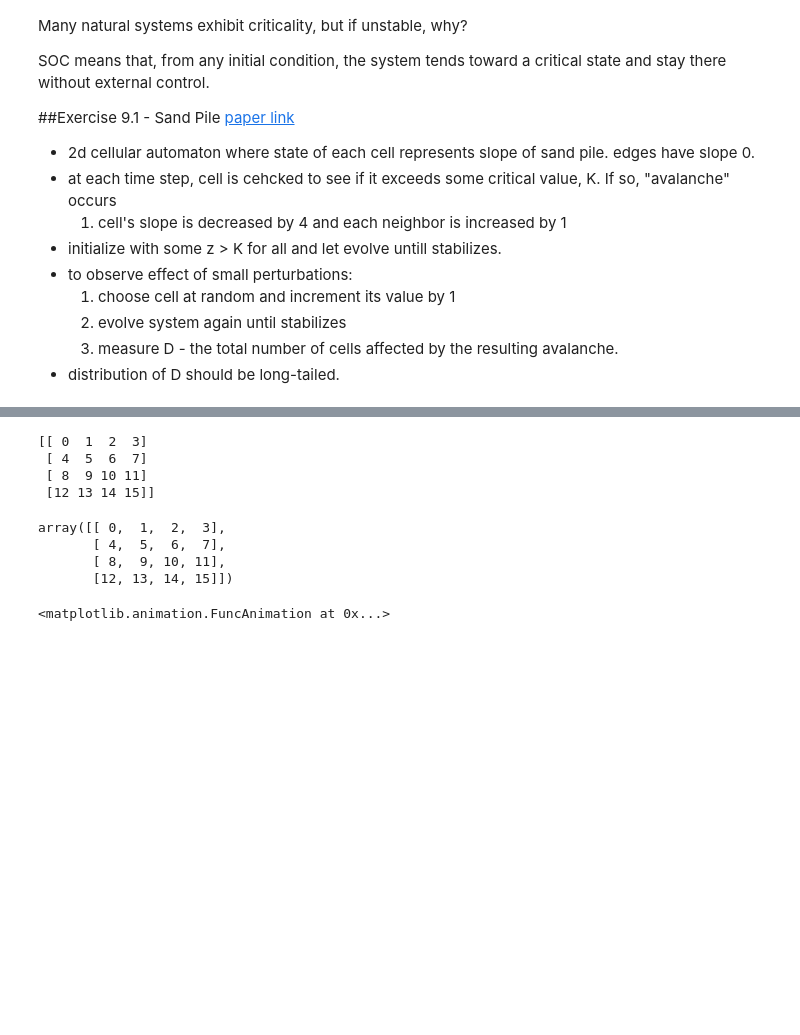
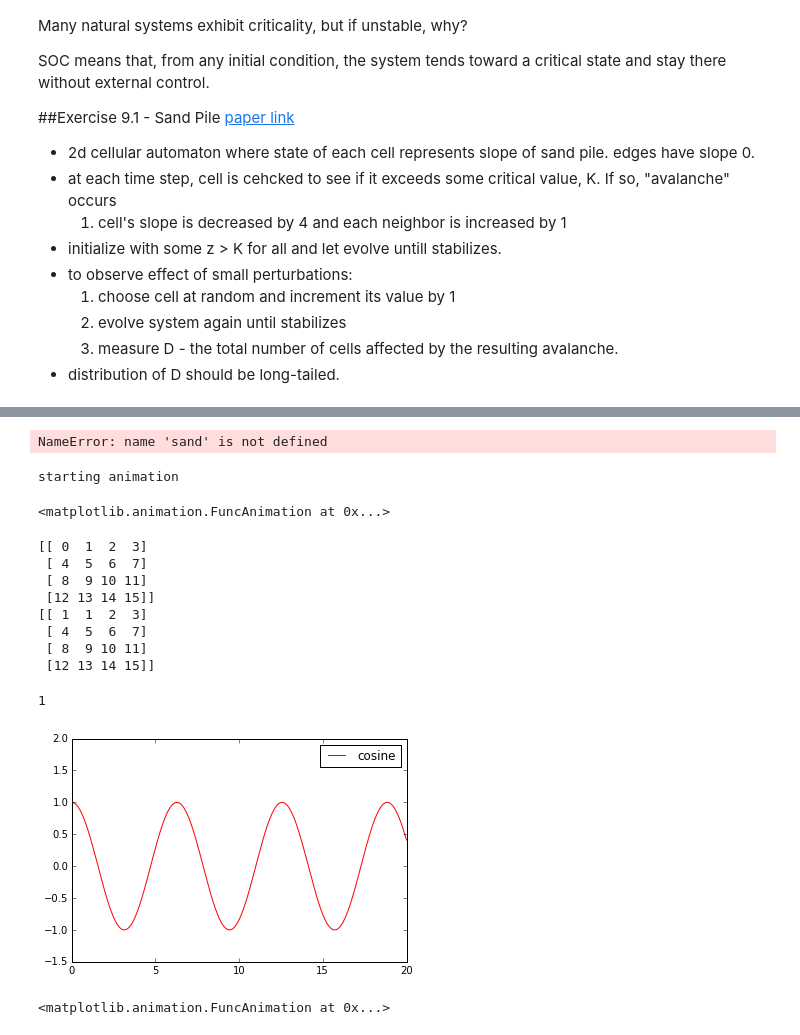
Before and after one commit to goodwordalchemy/ThinkComplexity, a Jupyter notebook: code/chap09_self_organized_criticality.ipynb, the cells around one changed output, grey strips where cells are left out. Saved outputs shown, nothing was run; the diff lists cells and outputs as text; code cells hidden in the pictures; blank space fills up the shorter version.

```diff
--- a/code/chap09_self_organized_criticality.ipynb
+++ b/code/chap09_self_organized_criticality.ipynb
@@ -135,14 +333,57 @@ starting animation
+# %%
+class SandFractalCalculator(object):
+
+    def __init__(self, sand):
+        self.sand =  sand
+        self.get_minimally_stable()
+
+    def get_minimally_stable(self):
+        sand_array = self.sand.array
+        a = np.zeros(sand.array.shape)
+
+        for row in xrange(self.sand.n):
+            for col in xrange(self.sand.n):
+                neighbors = self.sand.neighbors(row, col)
+                for n in neighbors:
+                    try:
+                        if sand_array[n] >= 3: a[row,col] = 1
+                    except IndexError: pass #neighbors returns cells not in array
+        self.array = a
+
+    def show(self):
+        print self.array
+        fig, ax = plt.subplots()
+        ax.pcolormesh(self.array, cmap=matplotlib.cm.Greys)
+        plt.show()
+
+    def calculate(self):
+        calculate_fractal_dimension(self.array)
+
+
+for i in xrange(10000):
+    sand.disturb()
+sfc = SandFractalCalculator(sand)
+sfc.show()
+sfc.calculate()
+# %% [output]
+NameError: name 'sand' is not defined
+# %%
+sv.run('random')
+# %% [output]
+starting animation
+<matplotlib.animation.FuncAnimation at 0x...>
 # %%
 k = np.arange(16).reshape(4,4)
+p = k
 print k
-k[-1:3,0:100] += 1
-k
+p[0,0]+=1
+print k
 # %% [output]
 [[ 0  1  2  3]
  [ 4  5  6  7]
  [ 8  9 10 11]
  [12 13 14 15]]
+[[ 1  1  2  3]
+ [ 4  5  6  7]
+ [ 8  9 10 11]
+ [12 13 14 15]]
-array([[ 0,  1,  2,  3],
-       [ 4,  5,  6,  7],
-       [ 8,  9, 10, 11],
-       [12, 13, 14, 15]])
@@ -151,3 +390,24 @@ plt.colorbar?
+# %%
+k=1
+k+= (1>8)
+print k
+# %% [output]
+1
+# %%
+%matplotlib inline
+x = np.linspace(0, 20, 1000)
+y1 = np.sin(x)
+y2 = np.cos(x)
+
+
+plt.plot(x, y1, '-b', label='sine')
+plt.plot(x, y2, '-r', label='cosine')
+plt.legend(loc='upper right')
+plt.ylim(-1.5, 2.0)
+plt.draw()
+plt.show()
+# %% [output]
+[figure, added]
 # %%
 ###Do Not Delete:
 #sand viewer
```
Also changed, not shown: parts of 7 cells of this notebook, 3 other files.
